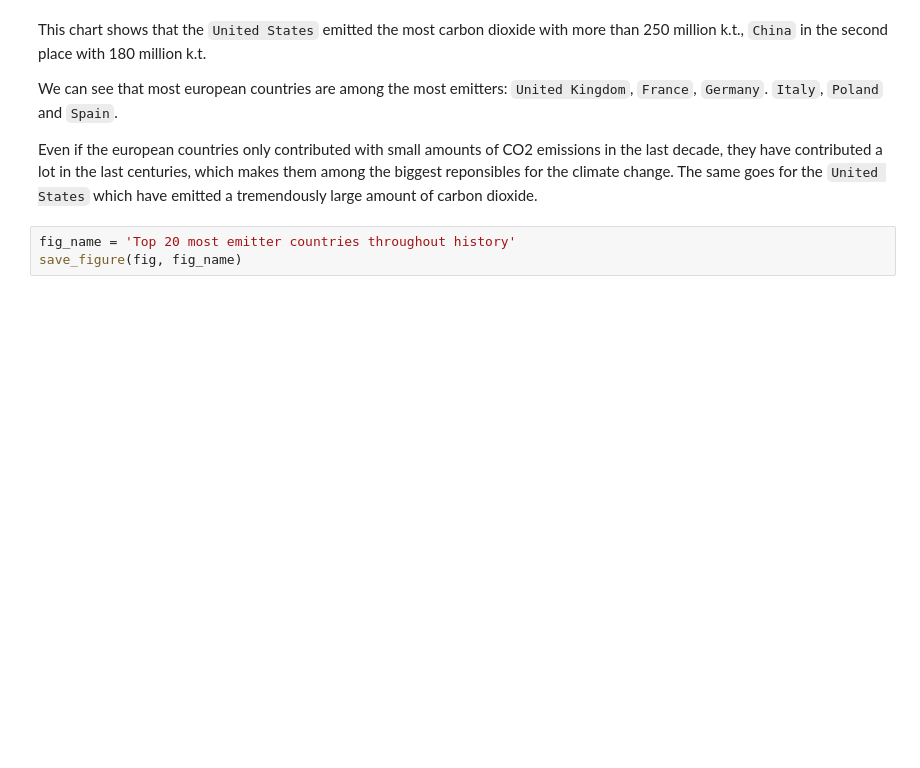
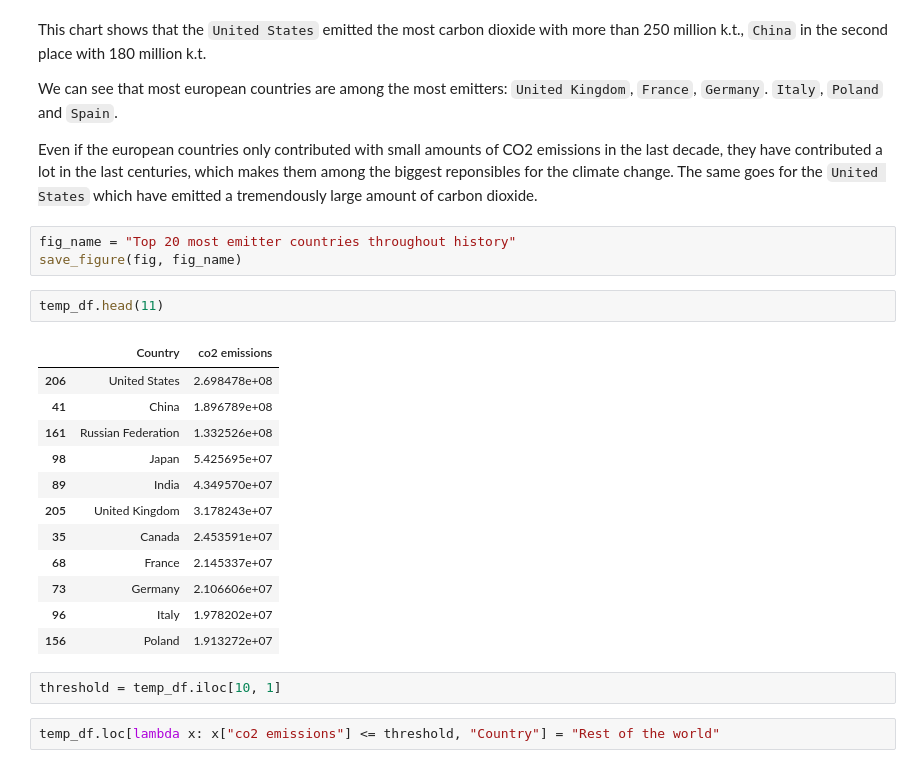
Before and after one commit to Reslan-Tinawi/Who-is-responsible-for-climate-change, a Jupyter notebook: who-is-responsible-for-climate-change.ipynb, the cells around one changed output. Saved outputs shown, nothing was run; the diff lists cells and outputs as text; blank space fills up the shorter version.

```diff
--- a/who-is-responsible-for-climate-change.ipynb
+++ b/who-is-responsible-for-climate-change.ipynb
@@ -517,5 +517,24 @@ We can see that most european countries are among the most emitters: `United Kin
 
 Even if the european countries only contributed with small amounts of CO2 emissions in the last decade, they have contributed a lot in the last centuries, which makes them among the biggest reponsibles for the climate change. The same goes for the `United States` which have emitted a tremendously large amount of carbon dioxide.
 # %%
-fig_name = 'Top 20 most emitter countries throughout history'
+fig_name = "Top 20 most emitter countries throughout history"
 save_figure(fig, fig_name)
+# %%
+temp_df.head(11)
+# %% [output]
+|  | Country | co2 emissions |
+| 206 | United States | 2.698478e+08 |
+| 41 | China | 1.896789e+08 |
+| 161 | Russian Federation | 1.332526e+08 |
+| 98 | Japan | 5.425695e+07 |
+| 89 | India | 4.349570e+07 |
+| 205 | United Kingdom | 3.178243e+07 |
+| 35 | Canada | 2.453591e+07 |
+| 68 | France | 2.145337e+07 |
+| 73 | Germany | 2.106606e+07 |
+| 96 | Italy | 1.978202e+07 |
+| 156 | Poland | 1.913272e+07 |
+# %%
+threshold = temp_df.iloc[10, 1]
+# %%
+temp_df.loc[lambda x: x["co2 emissions"] <= threshold, "Country"] = "Rest of the world"
```
Also changed, not shown: parts of 8 cells of this notebook, 3 other files.
